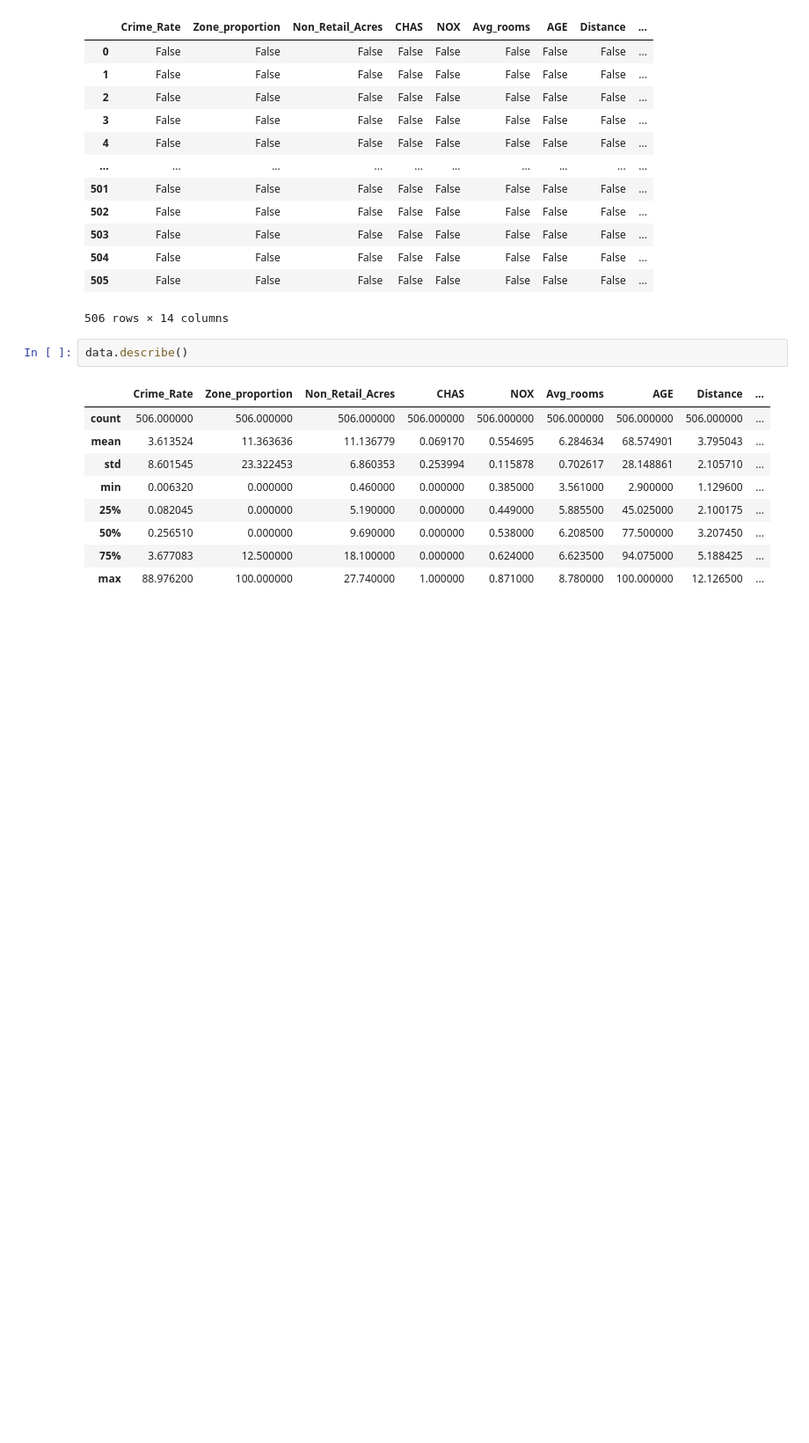
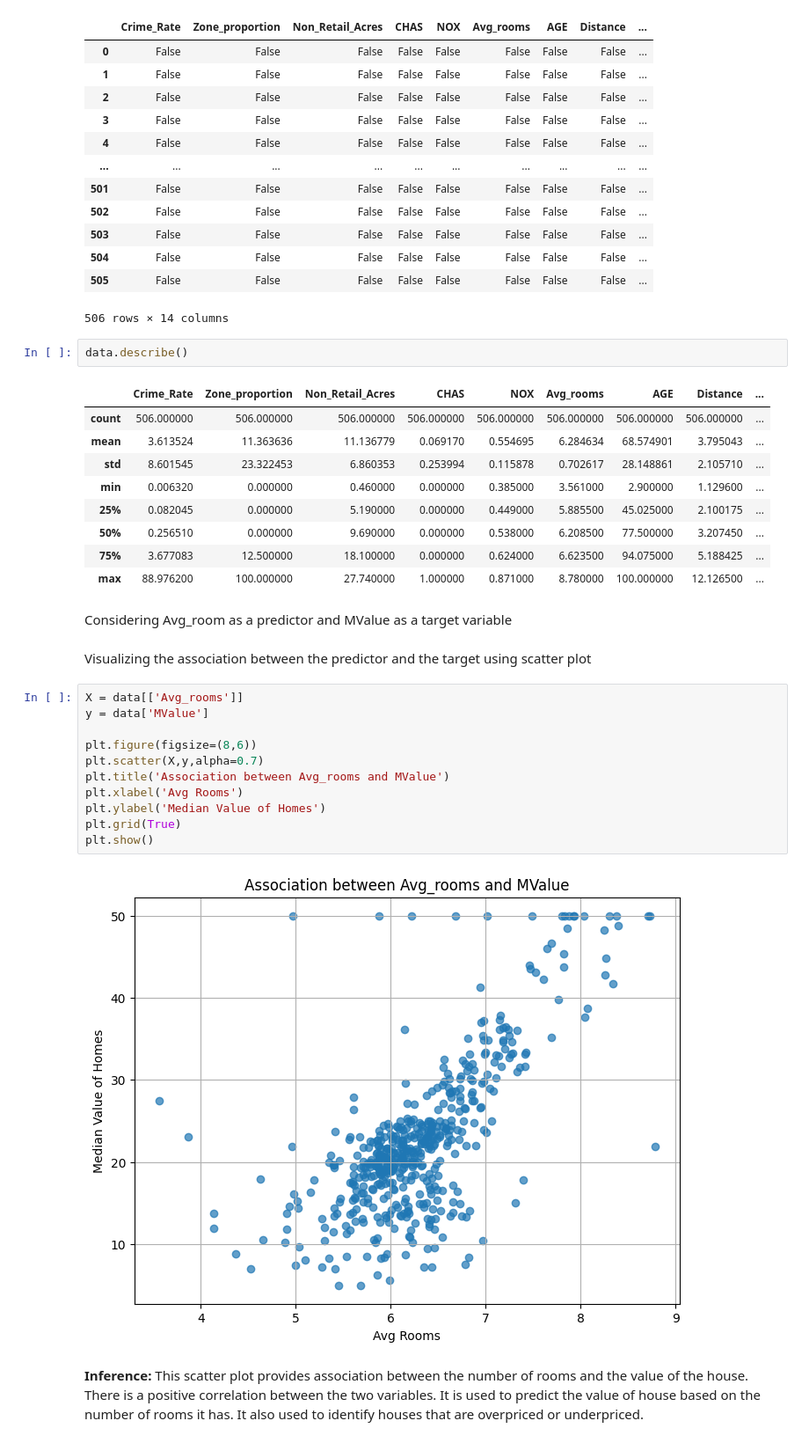
Before and after one commit to badrinarayanan02/machine_learning, a Jupyter notebook: 2348507_AMLlab1.ipynb, the cells around one changed output. Shown: that part at 88% size. Drawn from its saved outputs; the diff is of its cells as text; blank space fills up the shorter version.

Commit message:
Analysis on boston town dataset using simple linear regression

```diff
--- a/2348507_AMLlab1.ipynb
+++ b/2348507_AMLlab1.ipynb
@@ -66,3 +73,22 @@ data.describe()
 | 50% | 0.256510 | 0.000000 | 9.690000 | 0.000000 | 0.538000 | 6.208500 | 77.500000 | 3.207450 | ... |
 | 75% | 3.677083 | 12.500000 | 18.100000 | 0.000000 | 0.624000 | 6.623500 | 94.075000 | 5.188425 | ... |
 | max | 88.976200 | 100.000000 | 27.740000 | 1.000000 | 0.871000 | 8.780000 | 100.000000 | 12.126500 | ... |
+# %% [markdown]
+Considering Avg_room as a predictor and MValue as a target variable
+# %% [markdown]
+Visualizing the association between the predictor and the target using scatter plot
+# %%
+X = data[['Avg_rooms']]
+y = data['MValue']
+
+plt.figure(figsize=(8,6))
+plt.scatter(X,y,alpha=0.7)
+plt.title('Association between Avg_rooms and MValue')
+plt.xlabel('Avg Rooms')
+plt.ylabel('Median Value of Homes')
+plt.grid(True)
+plt.show()
+# %% [output]
+[figure, added]
+# %% [markdown]
+**Inference:** This scatter plot provides association between the number of rooms and the value of the house. There is a positive correlation between the two variables. It is used to predict the value of house based on the number of rooms it has. It also used to identify houses that are overpriced or underpriced.
```
Also changed, not shown: parts of 16 cells of this notebook.
